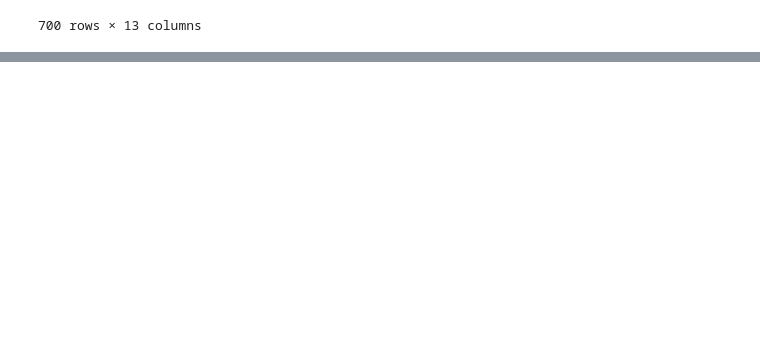
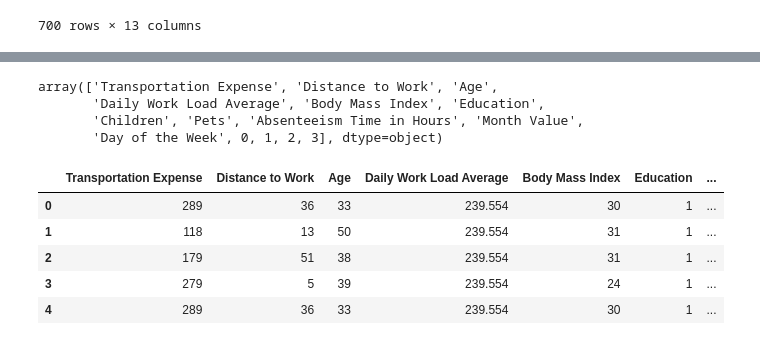
Before and after one commit to joseph-ishola/Employee-Absenteeism, a Jupyter notebook: log_reg.ipynb, the cells around one changed output, grey strips where cells are left out. Drawn from its saved outputs; the diff is of its cells as text; code cells hidden in the pictures; blank space fills up the shorter version.

```diff
--- a/log_reg.ipynb
+++ b/log_reg.ipynb
@@ -99,0 +162,3 @@ data
+# %%
+new_data = pd.concat([data, reason_1, reason_2, reason_3, reason_4], axis=1)
+new_data
@@ -99,0 +179,22 @@ data
+# %%
+new_data.columns.values
+# %% [output]
+array(['Transportation Expense', 'Distance to Work', 'Age',
+       'Daily Work Load Average', 'Body Mass Index', 'Education',
+       'Children', 'Pets', 'Absenteeism Time in Hours', 'Month Value',
+       'Day of the Week', 0, 1, 2, 3], dtype=object)
+# %%
+column_names = ['Transportation Expense', 'Distance to Work', 'Age',
+       'Daily Work Load Average', 'Body Mass Index', 'Education',
+       'Children', 'Pets', 'Absenteeism Time in Hours', 'Month Value',
+       'Day of the Week', 'Reason Type 1', 'Reason Type 2', 'Reason Type 3', 'Reason Type 4']
+# %%
+new_data.columns = column_names
+new_data.head()
+# %% [output]
+|  | Transportation Expense | Distance to Work | Age | Daily Work Load Average | Body Mass Index | Education | ... |
+| 0 | 289 | 36 | 33 | 239.554 | 30 | 1 | ... |
+| 1 | 118 | 13 | 50 | 239.554 | 31 | 1 | ... |
+| 2 | 179 | 51 | 38 | 239.554 | 31 | 1 | ... |
+| 3 | 279 | 5 | 39 | 239.554 | 24 | 1 | ... |
+| 4 | 289 | 36 | 33 | 239.554 | 30 | 1 | ... |
```
Also changed, not shown: parts of 10 cells of this notebook.
